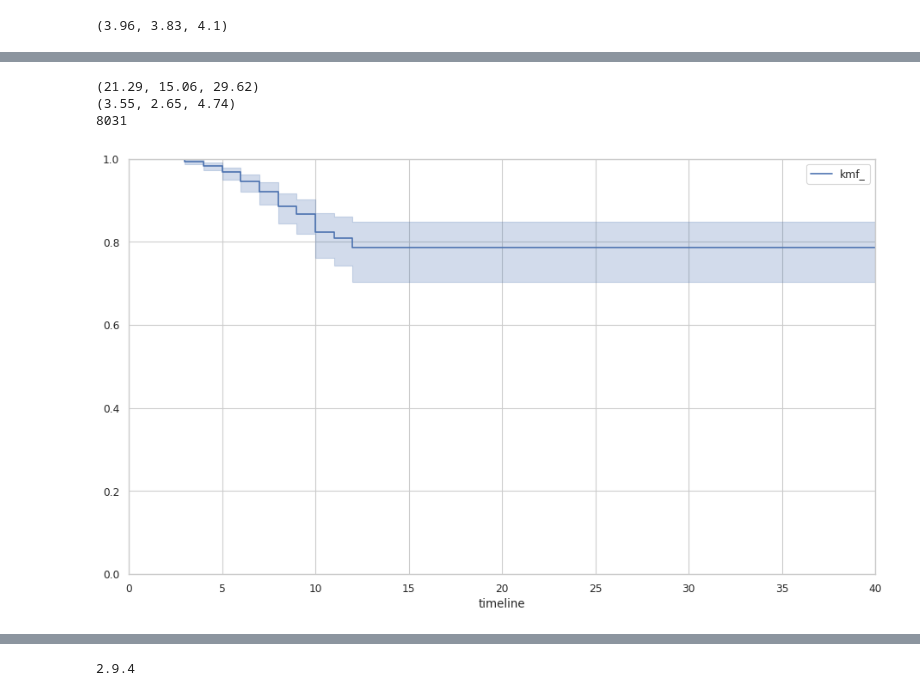
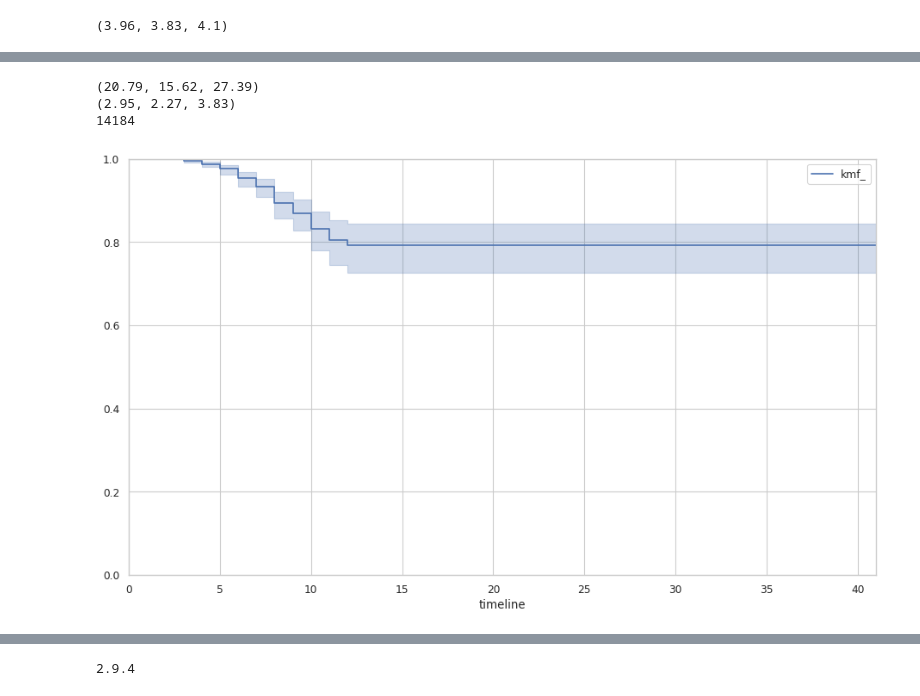
Before and after one commit to cs224/covid-19-data-analysis, a Jupyter notebook: covid-19-survival.ipynb, the cells around one changed output, grey strips where cells are left out. Cells and saved outputs as stored; diff of their text form; code cells hidden in the pictures.

```diff
--- a/covid-19-survival.ipynb
+++ b/covid-19-survival.ipynb
@@ -402,14 +194,14 @@ france_mortality_analysis.plot()
 # %%
-spain_mortality_analysis = MortalityAnalysis('Spain')
+spain_mortality_analysis = covid19.MortalityAnalysis('Spain')
 spain_mortality_analysis.fit()
-spain_mortality_analysis2 = MortalityAnalysis('Spain', first_date=pd.to_datetime('2020-03-03'), init_add=400, mult=3.0)
+spain_mortality_analysis2 = covid19.MortalityAnalysis('Spain', first_date=pd.to_datetime('2020-03-03'), init_add=400, mult=4.0)
 spain_mortality_analysis2.fit()
 print(spain_mortality_analysis.death_rate())
 print(spain_mortality_analysis2.death_rate())
 print(spain_mortality_analysis2.prepend_df['confirmed'].iloc[-1])
 spain_mortality_analysis.plot()
 # %% [output]
-(21.29, 15.06, 29.62)
-(3.55, 2.65, 4.74)
-8031
+(20.79, 15.62, 27.39)
+(2.95, 2.27, 3.83)
+14184
-[figure, old version]
+[figure, new version]
```
Also changed, not shown: parts of 30 cells of this notebook, 3 other files.
